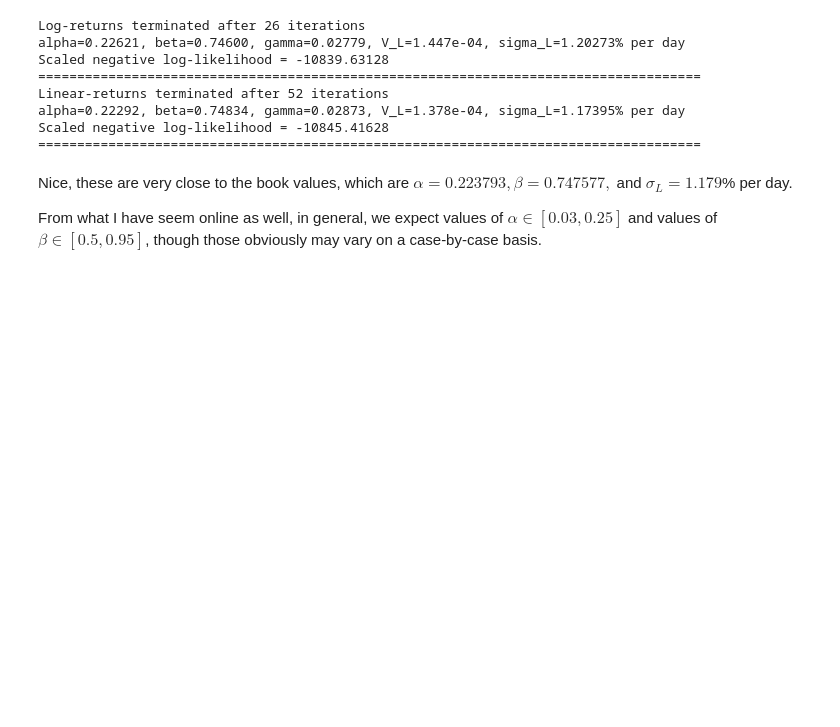
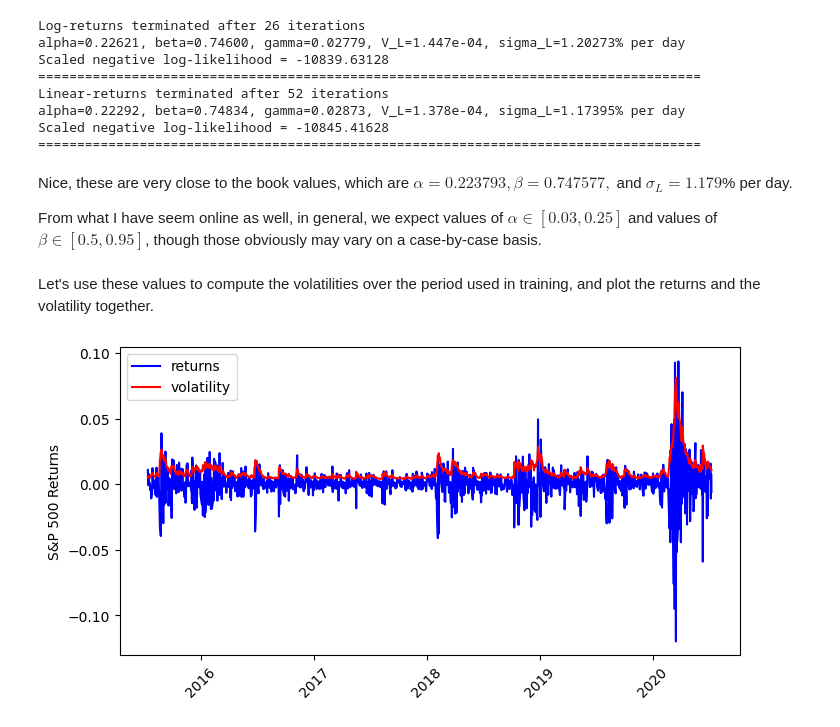
Before and after one commit to victorventuri/misc_quant, a Jupyter notebook: notebooks/options/volatility_musings.ipynb, the cells around one changed output. Saved outputs shown, nothing was run; the diff lists cells and outputs as text; code cells hidden in the pictures; blank space fills up the shorter version.

```diff
--- a/notebooks/options/volatility_musings.ipynb
+++ b/notebooks/options/volatility_musings.ipynb
@@ -66,14 +66,14 @@ r_t = \log\left(\frac{S_t}{S_{t-1}}\right) = \log\left(1 + R_t\right)
 
 Under the assumption that $\left|R_t\right|$ is very small, we can use the fact that the Taylor expansion of $\log(x)$ around $x_0=1$ gives $\log(x)\approx x-1$ to show that $r_t \approx R_t$.
 # %%
-sp500 = data['S&P'].to_numpy()  # data['S&P 500'].to_numpy()  #
+sp500 = newer_data['S&P'].to_numpy()  # older_data['S&P 500'].to_numpy()  #
 
 linear_returns = np.diff(sp500) / sp500[:-1]
 log_returns = np.diff(np.log(sp500))
 
 fig, axes = plt.subplots(1, 1, figsize=(8, 4))
-axes.plot(data['Date'].iloc[1:], linear_returns, label='linear')
-axes.plot(data['Date'].iloc[1:], log_returns, linestyle=':', label='log')
+axes.plot(newer_data['Date'].iloc[1:], linear_returns, label='linear')
+axes.plot(newer_data['Date'].iloc[1:], log_returns, linestyle=':', label='log')
 axes.set_ylabel('S&P 500 Returns')
 axes.tick_params(axis='x', rotation=45)
 _ = axes.legend()
@@ -218,3 +218,48 @@ Scaled negative log-likelihood = -10845.41628
 Nice, these are very close to the book values, which are $\alpha=0.223793, \beta=0.747577,$ and $\sigma_L=1.179$% per day.
 
 From what I have seem online as well, in general, we expect values of $\alpha\in [0.03, 0.25]$ and values of $\beta\in[0.5, 0.95]$, though those obviously may vary on a case-by-case basis.
+# %% [markdown]
+Let's use these values to compute the volatilities over the period used in training, and plot the returns and the volatility together.
+# %%
+def compute_garch11_volatility(alpha: float, beta: float, v_L: float, returns: np.ndarray) -> np.ndarray:
+    """
+    Function that computes the GARCH(1,1) model for volatility
+
+    Args:
+        alpha: alpha parameter, used to weight the squared returns
+        beta: beta parameters, used to weight the previous volatility
+        v_L: long-term volatility squared (variance) term
+        returns: array with returns used to compute the volatility
+    """
+    # Compute gamma
+    if (alpha < 0) or (beta < 0) or (alpha + beta > 1):
+        raise ValueError(f'Alpha and beta parameters break model assumptions: alpha = {alpha}, beta ={beta}')
+    gamma = 1. - alpha - beta
+
+    # Start building out the squared volatility
+    squared_sigma = alpha * np.pow(returns, 2) + (gamma * v_L)
+
+    # Now, deal with the iteration
+    for i in range(1, len(squared_sigma)):
+        squared_sigma[i] += (beta * squared_sigma[i-1])
+
+    return np.sqrt(squared_sigma)
+
+# Let us stick to the linear returns for now
+alpha_linear = mle_best['Linear']['result'].x[0]
+beta_linear = mle_best['Linear']['result'].x[1]
+gamma_linear = 1. - alpha_linear - beta_linear
+v_L_linear = mle_best['Linear']['result'].x[2] / gamma_linear
+linear_sigmas = compute_garch11_volatility(alpha=alpha_linear,
+                                           beta=beta_linear,
+                                           v_L=v_L_linear,
+                                           returns=linear_returns)
+
+fig, axes = plt.subplots(1, 1, figsize=(8, 4))
+axes.plot(newer_data['Date'].iloc[1:], linear_returns, color='b', label='returns')
+axes.plot(newer_data['Date'].iloc[1:], linear_sigmas, color='r', label='volatility')
+axes.set_ylabel('S&P 500 Returns')
+axes.tick_params(axis='x', rotation=45)
+_ = axes.legend()
+# %% [output]
+[figure, added]
```
Also changed, not shown: parts of 7 cells of this notebook.
